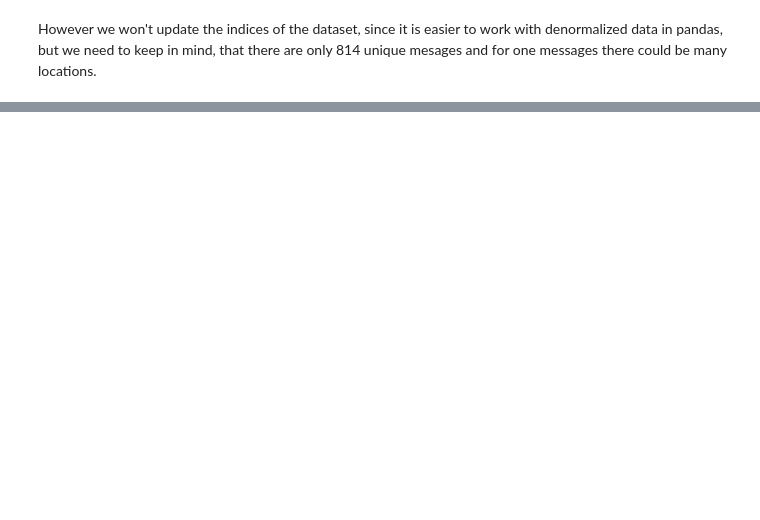
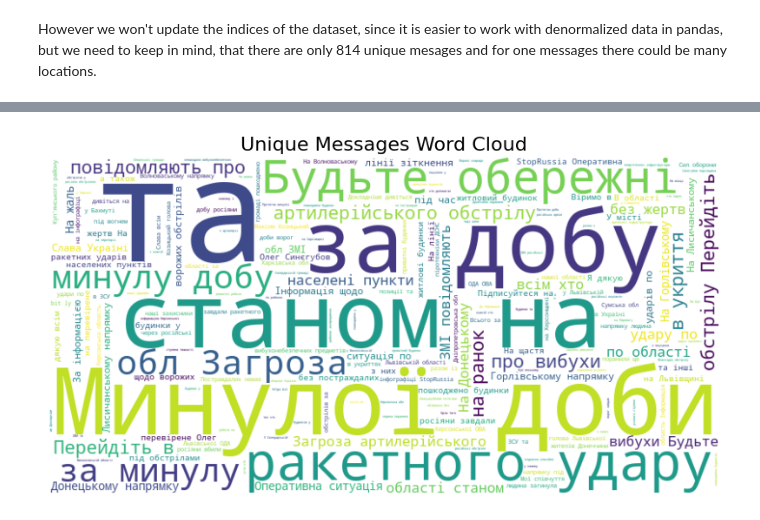
Before and after one commit to draklowell/eda-lab, a Jupyter notebook: notebook.ipynb, the cells around one changed output, grey strips where cells are left out. Saved outputs shown, nothing was run; the diff lists cells and outputs as text; code cells hidden in the pictures; blank space fills up the shorter version.

```diff
--- a/notebook.ipynb
+++ b/notebook.ipynb
@@ -254,0 +259,17 @@ However we won't update the indices of the dataset, since it is easier to work w
+# %%
+keywords = [
+    "вибухи", "вибух", "обстірил", "обстріляли", "обстрілів",
+    "атакували", "загрога обстрілів", "влучила ракета", "попадання ракети",
+    "стріляти", "прильот", "прильотів", "загроза артилерійського обстрілу"
+]
+regex_pattern = r'|'.join(re.escape(keyword) for keyword in keywords)
+
+compiled_regex = re.compile(regex_pattern, flags=re.IGNORECASE | re.UNICODE)
+
+
+for keyword in keywords:
+    keyword_regex = re.compile(re.escape(keyword), flags=re.IGNORECASE | re.UNICODE)
+    dataset[keyword] = dataset["message_text"].apply(lambda msg: len(keyword_regex.findall(msg)) if isinstance(msg, str) else 0)
+
+
+dataset.head()
@@ -254,0 +393,17 @@ However we won't update the indices of the dataset, since it is easier to work w
+# %%
+
+
+unique_messages = dataset.drop_duplicates(subset=["message_text"])
+unique_messages.to_csv("unique.csv")
+
+text_data = " ".join(unique_messages['message_text'].dropna())
+
+wordcloud = WordCloud(width=800, height=400, background_color="white").generate(text_data)
+
+plt.figure(figsize=(10, 6))
+plt.imshow(wordcloud, interpolation='bilinear')
+plt.axis("off")
+plt.title("Unique Messages Word Cloud", fontsize=16)
+plt.show()
+# %% [output]
+[figure, added]
```
Also changed, not shown: parts of 11 cells of this notebook, 1 other file.
